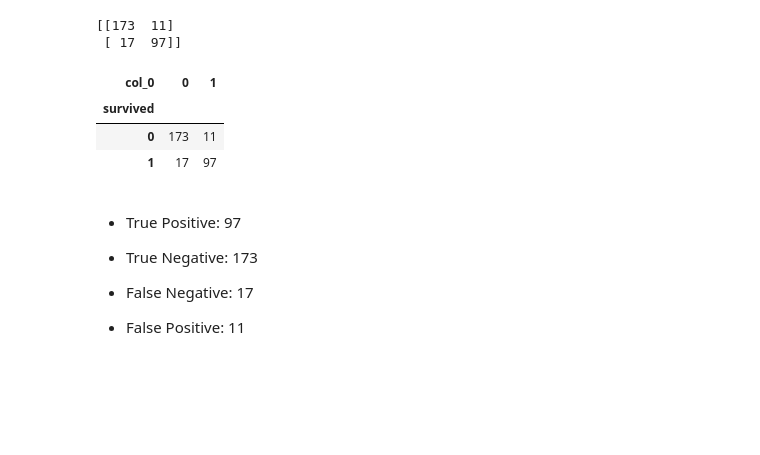
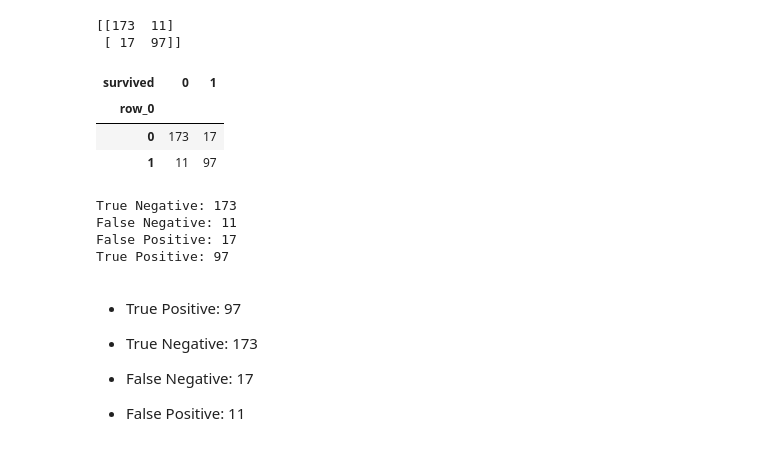
Before and after one commit to mijailmariano/classification-exercises, a Jupyter notebook: model.ipynb, the cells around one changed output. Drawn from its saved outputs; the diff is of its cells as text; code cells hidden in the pictures; blank space fills up the shorter version.

```diff
--- a/model.ipynb
+++ b/model.ipynb
@@ -656,12 +656,34 @@ print(confusion_matrix(y_train, y_pred))
 # %%
 # crosstab method
 
-pd.crosstab(y_train, y_pred)
+pd.crosstab( y_pred, y_train)
 # %% [output]
-| col_0 | 0 | 1 |
-| survived |  |  |
-| 0 | 173 | 11 |
-| 1 | 17 | 97 |
+| survived | 0 | 1 |
+| row_0 |  |  |
+| 0 | 173 | 17 |
+| 1 | 11 | 97 |
+# %%
+# using the numpy.ravel metho to return a 1D array of the input
+# where:
+
+# 0 = "negative" and...
+# 1 = "positive"
+# TN = first value in array
+# FN = second value in array
+# FP = third value in array
+# TP = fourth (last) value in array
+
+TN, FN, FP, TP = confusion_matrix(y_train, y_pred).ravel()
+
+print(f'True Negative: {TN}')
+print(f'False Negative: {FN}')
+print(f'False Positive: {FP}')
+print(f'True Positive: {TP}')
+# %% [output]
+True Negative: 173
+False Negative: 11
+False Positive: 17
+True Positive: 97
 # %% [markdown]
 * True Positive: 97
 
```
Also changed, not shown: parts of 4 cells of this notebook.
